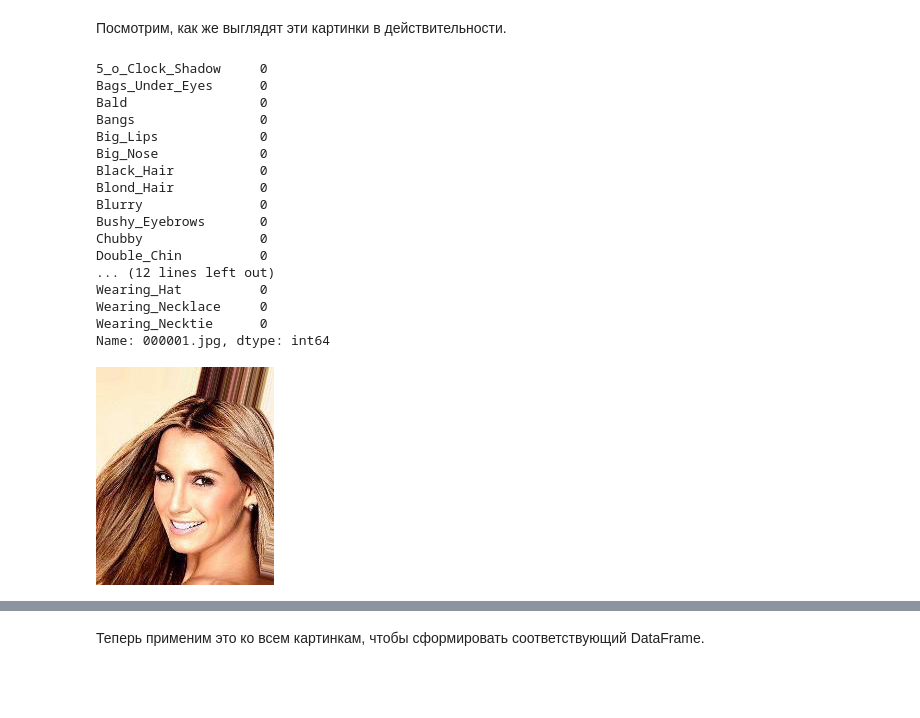
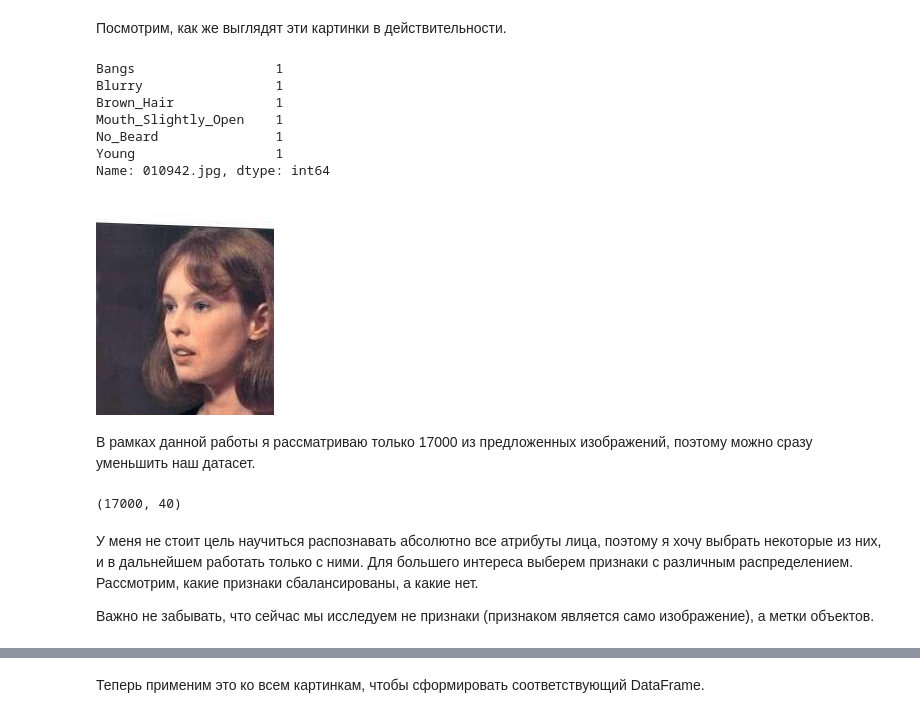
Before and after one commit to MariaZacharneva/face_attributes_recognition, a Jupyter notebook: face_attributes_recogtinion.ipynb, the cells around one changed output, grey strips where cells are left out. Saved outputs shown, nothing was run; the diff lists cells and outputs as text; code cells hidden in the pictures; blank space fills up the shorter version.

```diff
--- a/face_attributes_recogtinion.ipynb
+++ b/face_attributes_recogtinion.ipynb
@@ -13,7 +18,9 @@ from PIL import Image
 # %% [markdown]
 Для начала загрузим данные. В оригинальном датасете используется 1, если атрибут присутствует, и -1, если нет, но нам удобнее использовать 1 и 0.
 # %%
-df_attr = pd.read_csv('dataset/list_attr_celeba.txt', engine='python', delimiter=' +')
+PATH = '/content/drive/MyDrive/content/'
+IMAGE_PATH = '/content/drive/MyDrive/content/img_align_celeba_17k/img_align_celeba/'
+df_attr = pd.read_csv(PATH + 'list_attr_celeba.txt', engine='python', delimiter=' +')
 df_attr.replace(to_replace=-1, value=0, inplace=True)
 df_attr.head(10)
 # %% [output]
@@ -36,25 +42,24 @@ df_attr.shape
 # %% [markdown]
 Посмотрим, как же выглядят эти картинки в действительности.
 # %%
-big_img = Image.open('dataset/img_align_celeba/000001.jpg')
-print(df_attr.loc['000001.jpg'][df_attr.loc['000001.jpg'] == 0])
+example = '010942.jpg'
+big_img = Image.open(IMAGE_PATH + example)
+print(df_attr.loc[example][df_attr.loc[example] == 1])
 big_img
 # %% [output]
-5_o_Clock_Shadow     0
-Bags_Under_Eyes      0
-Bald                 0
-Bangs                0
-Big_Lips             0
-Big_Nose             0
-Black_Hair           0
-Blond_Hair           0
-Blurry               0
-Bushy_Eyebrows       0
-Chubby               0
-Double_Chin          0
-... (12 lines left out)
-Wearing_Hat          0
-Wearing_Necklace     0
-Wearing_Necktie      0
-Name: 000001.jpg, dtype: int64
+Bangs                  1
+Blurry                 1
+Brown_Hair             1
+Mouth_Slightly_Open    1
+No_Beard               1
+Young                  1
+Name: 010942.jpg, dtype: int64
-[figure, old version]
+[figure, new version]
+# %% [markdown]
+В рамках данной работы я рассматриваю только 17000 из предложенных изображений, поэтому можно сразу уменьшить наш датасет.
+# %%
+df_size = 17000
+df_attr = df_attr[:df_size]
+df_attr.shape
+# %% [output]
+(17000, 40)
@@ -60,0 +68,4 @@ Name: 000001.jpg, dtype: int64
+# %% [markdown]
+У меня не стоит цель научиться распознавать абсолютно все атрибуты лица, поэтому я хочу выбрать некоторые из них, и в дальнейшем работать только с ними. Для большего интереса выберем признаки с различным распределением. Рассмотрим, какие признаки сбалансированы, а какие нет.
+
+Важно не забывать, что сейчас мы исследуем не признаки (признаком является само изображение), а метки объектов.
```
Also changed, not shown: parts of 96 cells of this notebook.
